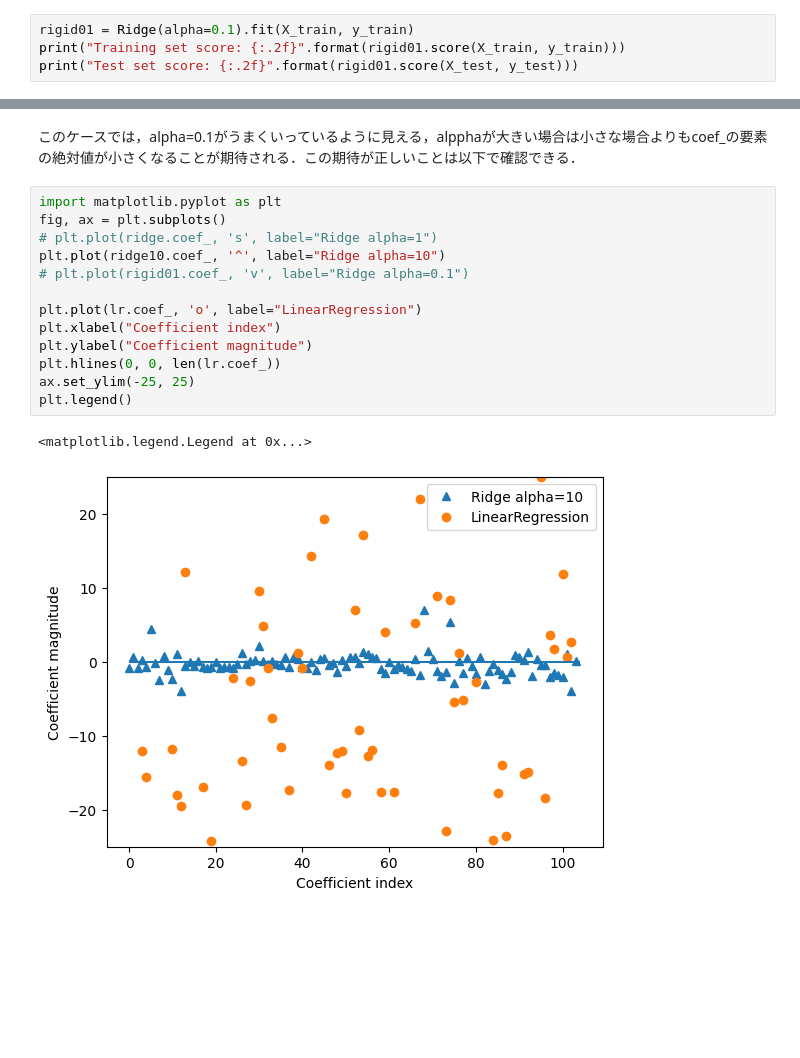
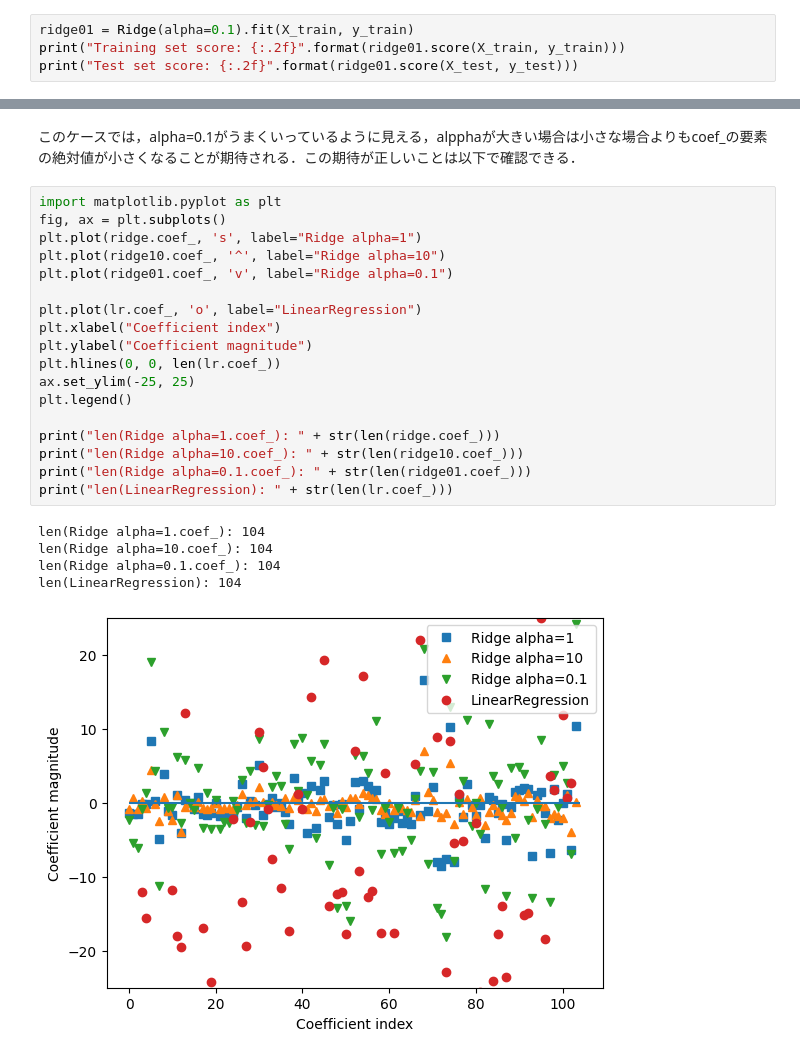
Before and after one commit to SeijiFukuhara/Introduction_to_Machine_Learning_with_Python_O-REILLY, a Jupyter notebook: notebooks/2_3_3__1_線形モデルによる回帰.ipynb, the cells around one changed output, grey strips where cells are left out. Saved outputs shown, nothing was run; the diff lists cells and outputs as text; blank space fills up the shorter version.

```diff
--- a/notebooks/2_3_3__1_線形モデルによる回帰.ipynb
+++ b/notebooks/2_3_3__1_線形モデルによる回帰.ipynb
@@ -115,7 +121,7 @@ alphaを小さくすると，係数の制約は小さくなる．（訓練精度
 # %%
-rigid01 = Ridge(alpha=0.1).fit(X_train, y_train)
-print("Training set score: {:.2f}".format(rigid01.score(X_train, y_train)))
-print("Test set score: {:.2f}".format(rigid01.score(X_test, y_test)))
+ridge01 = Ridge(alpha=0.1).fit(X_train, y_train)
+print("Training set score: {:.2f}".format(ridge01.score(X_train, y_train)))
+print("Test set score: {:.2f}".format(ridge01.score(X_test, y_test)))
 # %% [output]
 Training set score: 0.93
 Test set score: 0.77
@@ -124,16 +130,24 @@ Test set score: 0.77
 # %%
 import matplotlib.pyplot as plt
 fig, ax = plt.subplots()
-# plt.plot(ridge.coef_, 's', label="Ridge alpha=1")
+plt.plot(ridge.coef_, 's', label="Ridge alpha=1")
 plt.plot(ridge10.coef_, '^', label="Ridge alpha=10")
-# plt.plot(rigid01.coef_, 'v', label="Ridge alpha=0.1")
+plt.plot(ridge01.coef_, 'v', label="Ridge alpha=0.1")
 
 plt.plot(lr.coef_, 'o', label="LinearRegression")
 plt.xlabel("Coefficient index")
 plt.ylabel("Coefficient magnitude")
 plt.hlines(0, 0, len(lr.coef_))
 ax.set_ylim(-25, 25)
 plt.legend()
+
+print("len(Ridge alpha=1.coef_): " + str(len(ridge.coef_)))
+print("len(Ridge alpha=10.coef_): " + str(len(ridge10.coef_)))
+print("len(Ridge alpha=0.1.coef_): " + str(len(ridge01.coef_)))
+print("len(LinearRegression): " + str(len(lr.coef_)))
 # %% [output]
-<matplotlib.legend.Legend at 0x...>
+len(Ridge alpha=1.coef_): 104
+len(Ridge alpha=10.coef_): 104
+len(Ridge alpha=0.1.coef_): 104
+len(LinearRegression): 104
-[figure, old version]
+[figure, new version]
```
Also changed, not shown: parts of 15 cells of this notebook.
